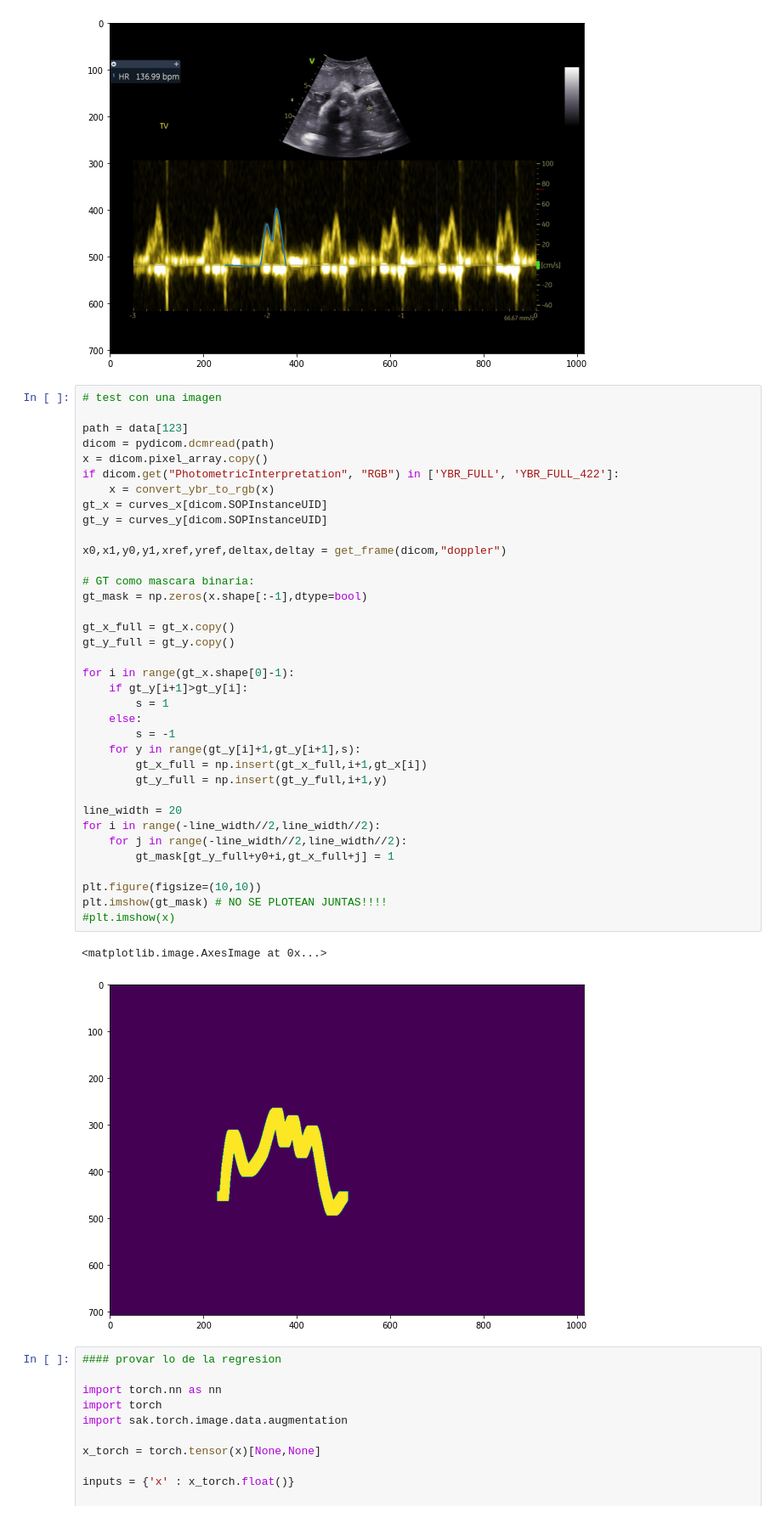
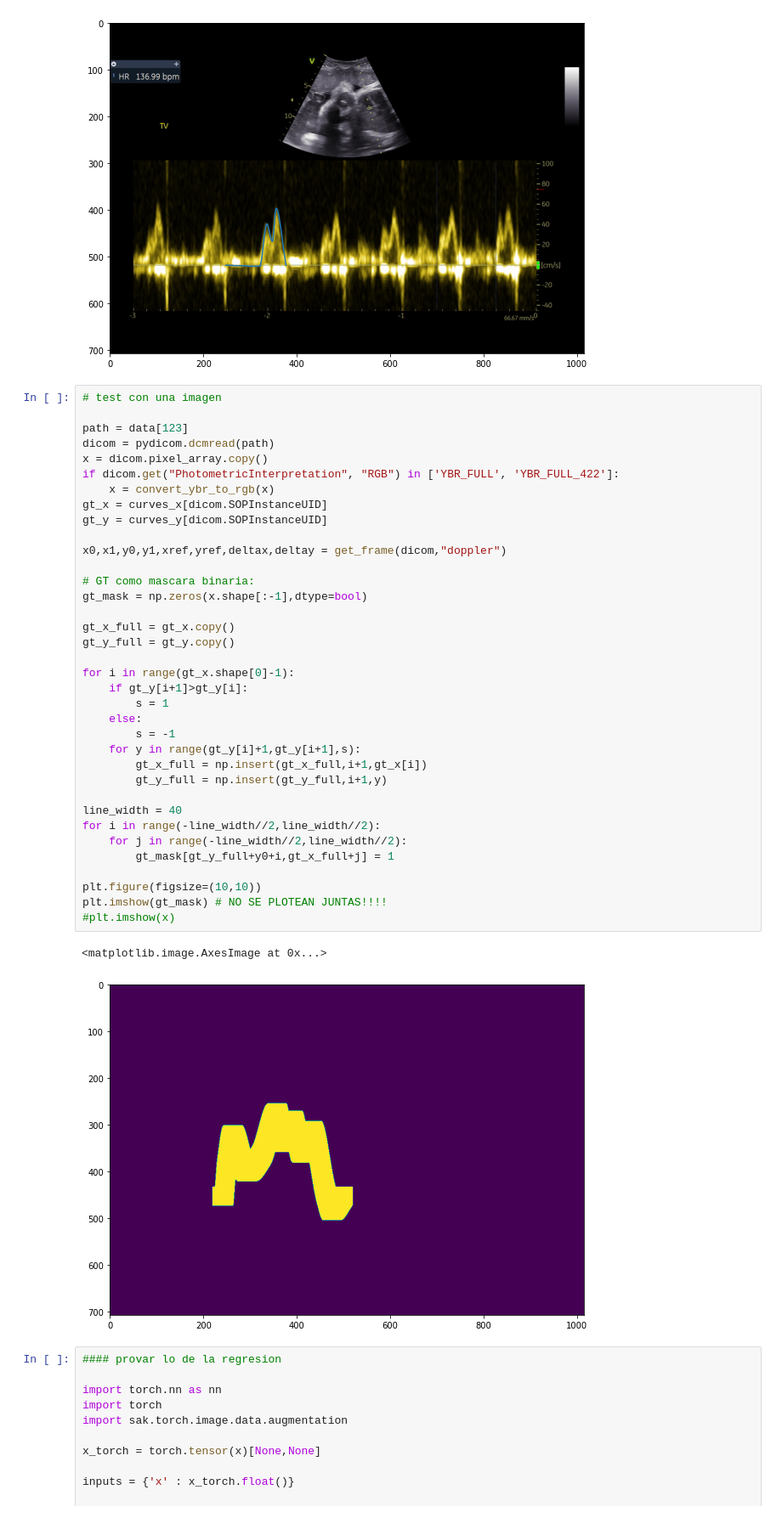
Before and after one commit to iago2900/DopplerSegmentation_iago, a Jupyter notebook: Data visualization+GT.ipynb, the cells around one changed output. Shown: that part at 85% size. Cells and saved outputs as stored; diff of their text form.

```diff
--- a/Data visualization+GT.ipynb
+++ b/Data visualization+GT.ipynb
@@ -149,35 +149,35 @@ if dicom.get("PhotometricInterpretation", "RGB") in ['YBR_FULL', 'YBR_FULL_422']
     x = convert_ybr_to_rgb(x)
 gt_x = curves_x[dicom.SOPInstanceUID]
 gt_y = curves_y[dicom.SOPInstanceUID]
 
 x0,x1,y0,y1,xref,yref,deltax,deltay = get_frame(dicom,"doppler")
 
 # GT como mascara binaria:
 gt_mask = np.zeros(x.shape[:-1],dtype=bool)
 
 gt_x_full = gt_x.copy()
 gt_y_full = gt_y.copy()
 
 for i in range(gt_x.shape[0]-1):
     if gt_y[i+1]>gt_y[i]:
         s = 1
     else:
         s = -1
     for y in range(gt_y[i]+1,gt_y[i+1],s):
         gt_x_full = np.insert(gt_x_full,i+1,gt_x[i])
         gt_y_full = np.insert(gt_y_full,i+1,y)
 
-line_width = 20
+line_width = 40
 for i in range(-line_width//2,line_width//2):
     for j in range(-line_width//2,line_width//2):
         gt_mask[gt_y_full+y0+i,gt_x_full+j] = 1
 
 plt.figure(figsize=(10,10))
 plt.imshow(gt_mask) # NO SE PLOTEAN JUNTAS!!!!
 #plt.imshow(x)
 # %% [output]
 <matplotlib.image.AxesImage at 0x...>
-[figure, old version]
+[figure, new version]
 # %%
 #### provar lo de la regresion
 
```
Also changed, not shown: 3 other files.
